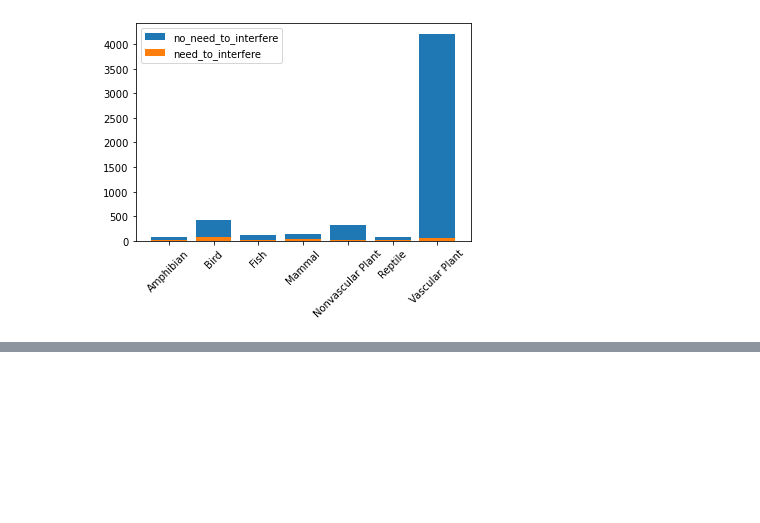
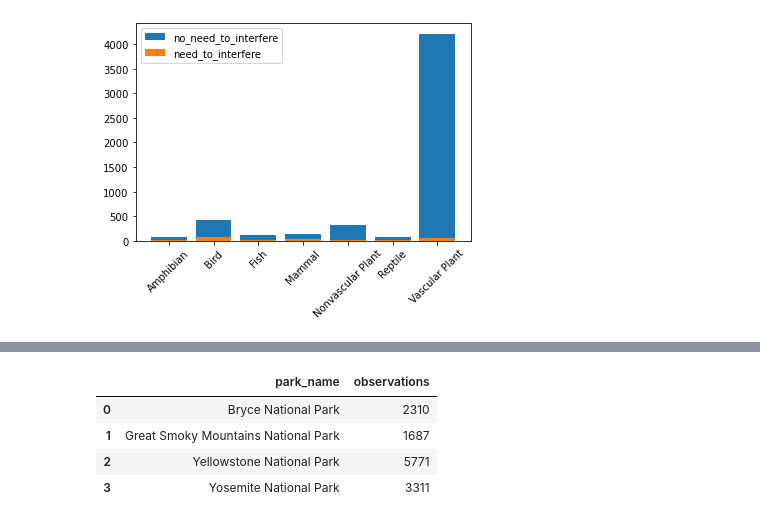
Before and after one commit to OussamaZIDI/biodiversity-in-national-parks, a Jupyter notebook: biodiversity_project.ipynb, the cells around one changed output, grey strips where cells are left out. Cells and saved outputs as stored; diff of their text form; code cells hidden in the pictures; blank space fills up the shorter version.

```diff
--- a/biodiversity_project.ipynb
+++ b/biodiversity_project.ipynb
@@ -536,0 +596,3 @@ Dependent (reject H0)
+# %%
+species_info_no_dup['is_bat'] = species_info_no_dup.common_names.apply(lambda x: True if 'bat'.lower() in x.lower() else False)
+bats_info = species_info_no_dup[species_info_no_dup['is_bat']==True]
@@ -536,0 +605,8 @@ Dependent (reject H0)
+# %%
+pd.merge(left=observations, right=bats_info).groupby(['park_name']).observations.sum().reset_index()
+# %% [output]
+|  | park_name | observations |
+| 0 | Bryce National Park | 2310 |
+| 1 | Great Smoky Mountains National Park | 1687 |
+| 2 | Yellowstone National Park | 5771 |
+| 3 | Yosemite National Park | 3311 |
```
Also changed, not shown: parts of 11 cells of this notebook.
